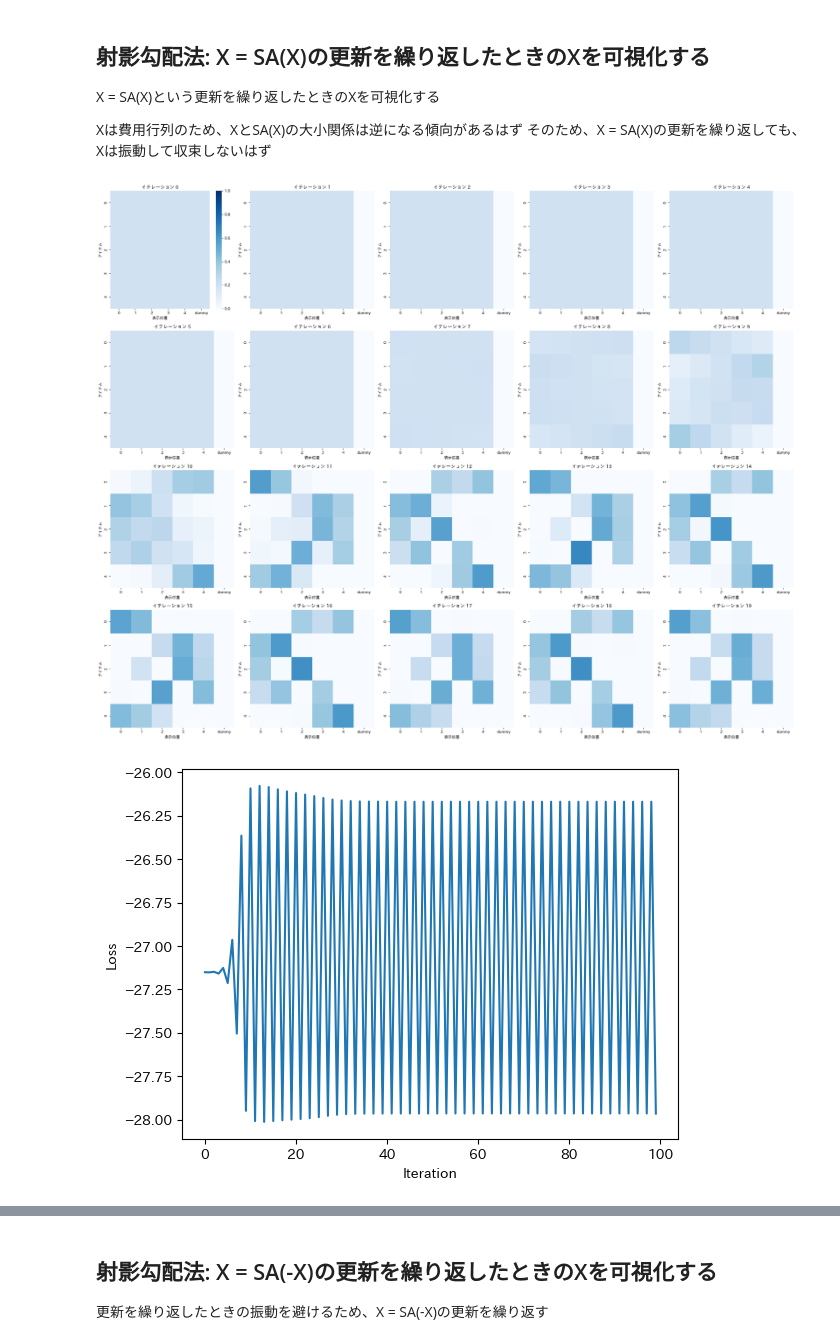
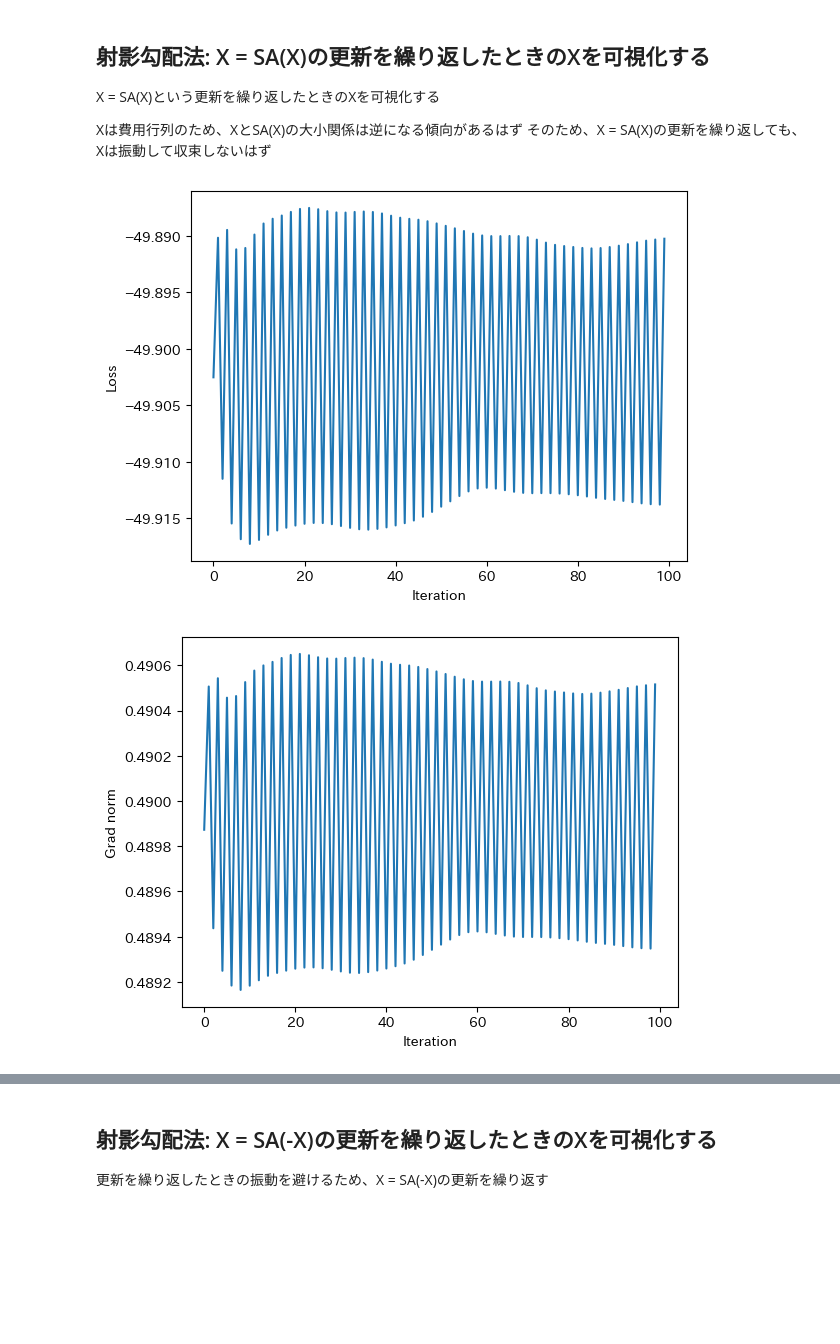
Before and after one commit to tubo213/nsw-with-optimal-transport, a Jupyter notebook: notebook/visualize_ot_nsw_history.ipynb, the cells around one changed output, grey strips where cells are left out. Saved outputs shown, nothing was run; the diff lists cells and outputs as text; code cells hidden in the pictures; blank space fills up the shorter version.

```diff
--- a/notebook/visualize_ot_nsw_history.ipynb
+++ b/notebook/visualize_ot_nsw_history.ipynb
@@ -11,8 +11,8 @@ from src.optimizers.pgd_nsw import compute_pi_pgd_nsw
 
 # パラメータ
 n_query = 1000
-n_doc = 5
-n_rank = 5
+n_doc = 10
+n_rank = 10
 random_state = 88
 
 
@@ -66,28 +69,31 @@ Xは費用行列のため、XとSA(X)の大小関係は逆になる傾向があ
 # %%
 high = np.ones(n_doc)
 pi_pgd_ot_nsw, history_pgd_ot_nsw = compute_pi_pgd_nsw(
     rel_mat_true,
     expo,
     high,
     alpha=0,
     apply_negative_to_X_bf_sa=False,
+    apply_kernel=True,
     eps=0.05,
     max_iter=100,
     lr=0.5,
     ot_n_iter=20,
     tol=0.001,
     device="cuda",
     use_amp=False,
     pi_stock_size=20,
+    grad_stock_size=20,
 )
 
 # 結果を可視化
-history_pgd_ot_nsw.plot_pi_by_iteration(plot_dummy=True)
 history_pgd_ot_nsw.plot_loss_curve()
 history_pgd_ot_nsw.plot_grad_norm_curve()
+history_pgd_ot_nsw.plot_pi_by_iteration(plot_dummy=False)
+history_pgd_ot_nsw.plot_grad_by_iteration()
 
 # piが制約条件を満たしているか確認
 validate_pi(pi_pgd_ot_nsw)
 # %% [output]
-[figure, old version]
+[figure, new version]
-[figure, old version]
+[figure, new version]
```
Also changed, not shown: parts of 5 cells of this notebook, 1 other file.
